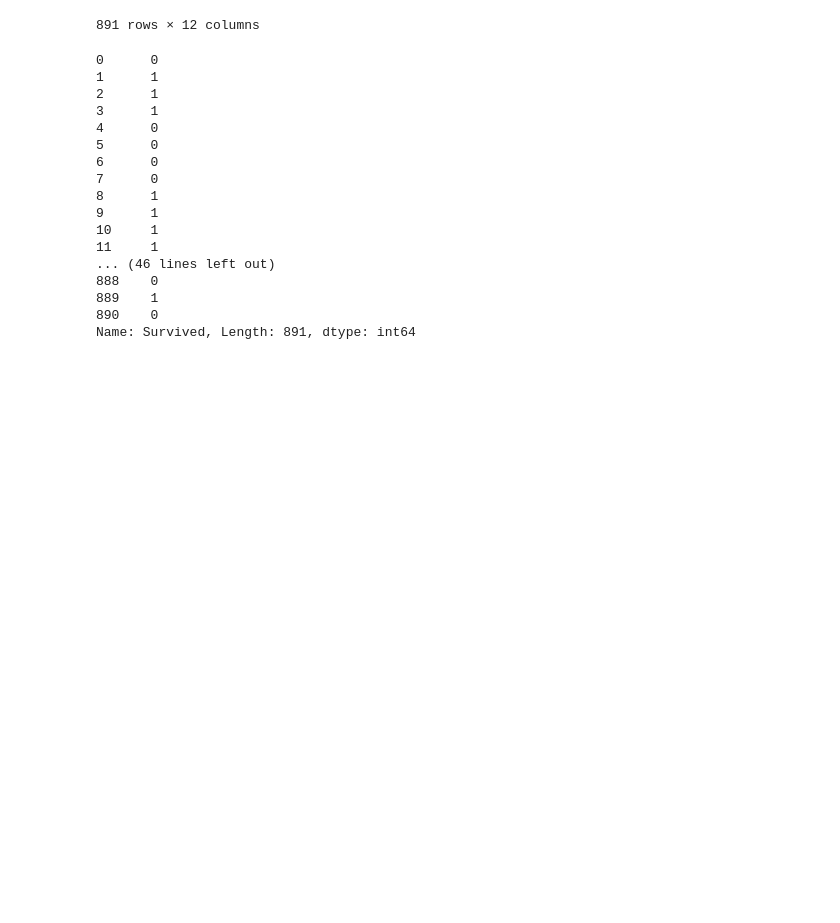
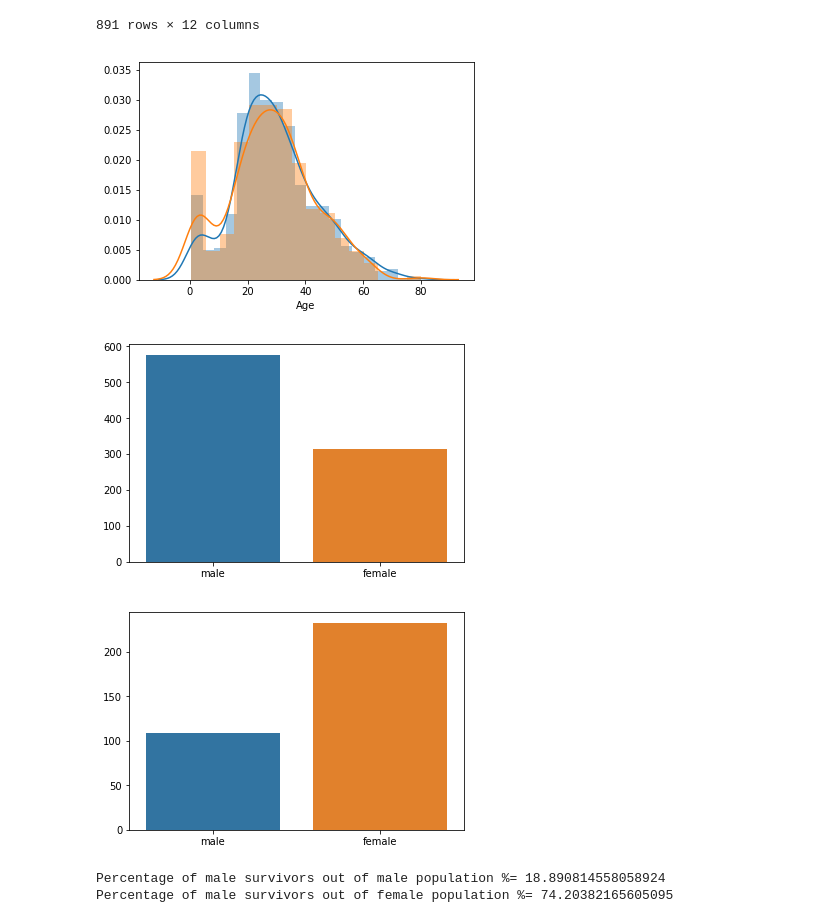
Before and after one commit to razvannicolau/hello, a Jupyter notebook: barca/barca.ipynb, the cells around one changed output. Saved outputs shown, nothing was run; the diff lists cells and outputs as text; code cells hidden in the pictures; blank space fills up the shorter version.

```diff
--- a/barca/barca.ipynb
+++ b/barca/barca.ipynb
@@ -27,28 +28,37 @@ df = pd.read_csv('train.csv')
 | 889 | 890 | 1 | 1 | Behr, Mr. Karl Howell | male | 26.0 | 0 | 0 | 111369 | 30.0000 | ... |
 | 890 | 891 | 0 | 3 | Dooley, Mr. Patrick | male | 32.0 | 0 | 0 | 370376 | 7.7500 | ... |
 891 rows × 12 columns
-# %%
-import sklearn.preprocessing as prep
-from sklearn.pipeline import Pipeline
-from sklearn.preprocessing import Imputer
-
-# isolate the train y value
-train_y = df.Survived
-# %% [output]
-0      0
-1      1
-2      1
-3      1
-4      0
-5      0
-6      0
-7      0
-8      1
-9      1
-10     1
-11     1
-... (46 lines left out)
-888    0
-889    1
-890    0
-Name: Survived, Length: 891, dtype: int64
+# %%
+import sklearn.preprocessing as prep
+from sklearn.pipeline import Pipeline
+from sklearn.preprocessing import Imputer
+
+import warnings
+warnings.filterwarnings("ignore", category=FutureWarning)
+
+# distribution by age
+dp=sns.distplot(df['Age'].dropna())
+sns.distplot(df.where(df.Survived==1)["Age"].dropna())
+
+plt.show()
+#dist by sex
+res = pd.value_counts(df['Sex'])
+sp = sns.barplot(res.index, res.values,order=['male', 'female'])
+
+plt.show()
+
+res2 = pd.value_counts(df.where(df.Survived==1)['Sex'])
+sp = sns.barplot(res2.index, res2.values, order=['male', 'female'])
+
+plt.show()
+
+per_male   = res2["male"]/res["male"]
+per_female = res2["female"]/res["female"]
+print( "Percentage of male survivors out of male population %=", per_male * 100 )
+print( "Percentage of male survivors out of female population %=", per_female * 100 )
+# %% [output]
+[figure, added]
+[figure, added]
+[figure, added]
+Percentage of male survivors out of male population %= 18.890814558058924
+Percentage of male survivors out of female population %= 74.20382165605095
```
Also changed, not shown: parts of 5 cells of this notebook.
